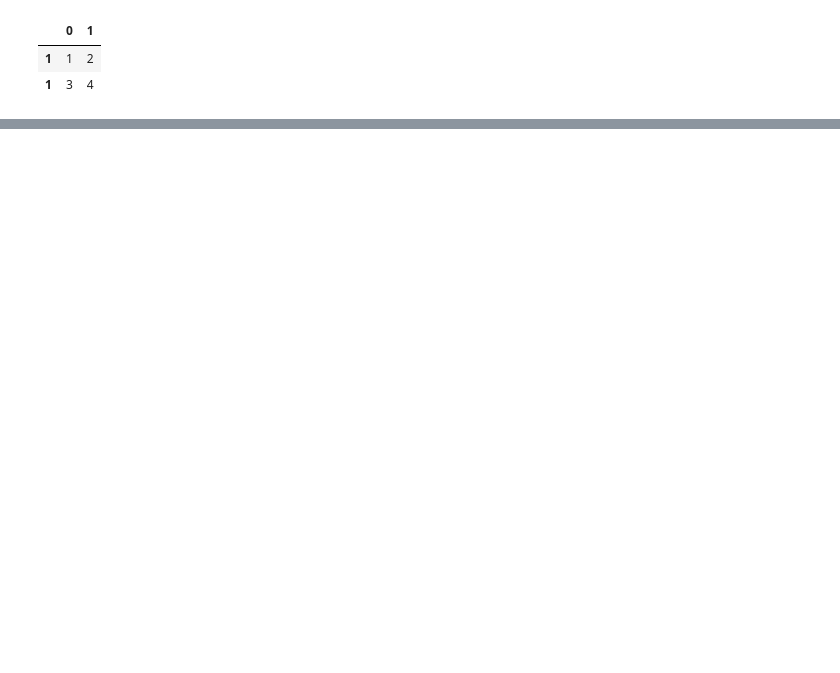
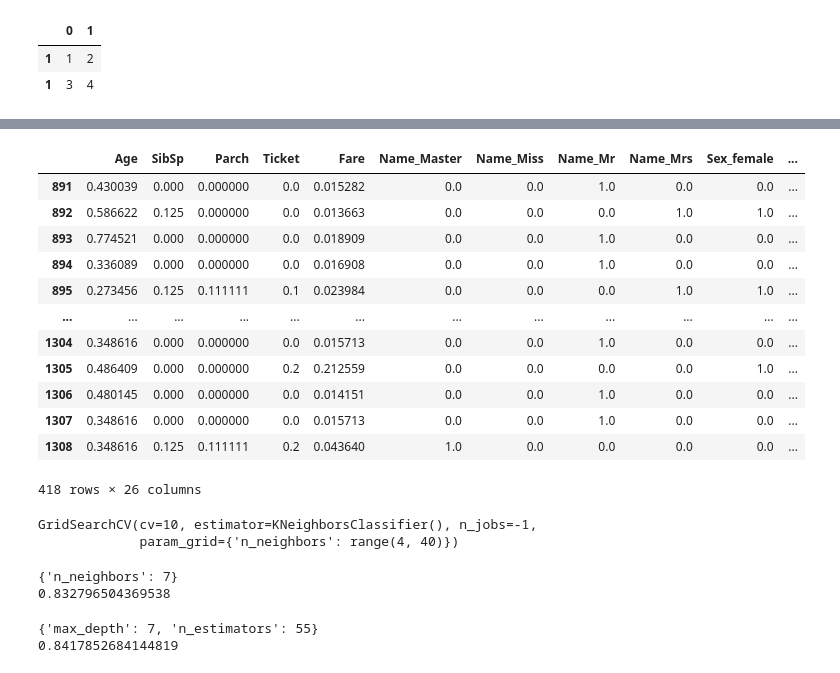
Before and after one commit to ky691024/colab_0703_AI, a Jupyter notebook: titanic_20230717.ipynb, the cells around one changed output, grey strips where cells are left out. Drawn from its saved outputs; the diff is of its cells as text; code cells hidden in the pictures; blank space fills up the shorter version.

```diff
--- a/titanic_20230717.ipynb
+++ b/titanic_20230717.ipynb
@@ -224,0 +278,34 @@ x_predict = datas_total.iloc[len(datas):]
+# %%
+x_predict_scaled
+# %% [output]
+|  | Age | SibSp | Parch | Ticket | Fare | Name_Master | Name_Miss | Name_Mr | Name_Mrs | Sex_female | ... |
+| 891 | 0.430039 | 0.000 | 0.000000 | 0.0 | 0.015282 | 0.0 | 0.0 | 1.0 | 0.0 | 0.0 | ... |
+| 892 | 0.586622 | 0.125 | 0.000000 | 0.0 | 0.013663 | 0.0 | 0.0 | 0.0 | 1.0 | 1.0 | ... |
+| 893 | 0.774521 | 0.000 | 0.000000 | 0.0 | 0.018909 | 0.0 | 0.0 | 1.0 | 0.0 | 0.0 | ... |
+| 894 | 0.336089 | 0.000 | 0.000000 | 0.0 | 0.016908 | 0.0 | 0.0 | 1.0 | 0.0 | 0.0 | ... |
+| 895 | 0.273456 | 0.125 | 0.111111 | 0.1 | 0.023984 | 0.0 | 0.0 | 0.0 | 1.0 | 1.0 | ... |
+| ... | ... | ... | ... | ... | ... | ... | ... | ... | ... | ... | ... |
+| 1304 | 0.348616 | 0.000 | 0.000000 | 0.0 | 0.015713 | 0.0 | 0.0 | 1.0 | 0.0 | 0.0 | ... |
+| 1305 | 0.486409 | 0.000 | 0.000000 | 0.2 | 0.212559 | 0.0 | 0.0 | 0.0 | 0.0 | 1.0 | ... |
+| 1306 | 0.480145 | 0.000 | 0.000000 | 0.0 | 0.014151 | 0.0 | 0.0 | 1.0 | 0.0 | 0.0 | ... |
+| 1307 | 0.348616 | 0.000 | 0.000000 | 0.0 | 0.015713 | 0.0 | 0.0 | 1.0 | 0.0 | 0.0 | ... |
+| 1308 | 0.348616 | 0.125 | 0.111111 | 0.2 | 0.043640 | 1.0 | 0.0 | 0.0 | 0.0 | 0.0 | ... |
+418 rows × 26 columns
+# %%
+from sklearn.model_selection import GridSearchCV
+from sklearn.neighbors import KNeighborsClassifier
+clf=KNeighborsClassifier()
+params={
+    "n_neighbors":range(4,40)
+}
+search = GridSearchCV(clf,params, n_jobs=-1,cv=10)
+search.fit(x_scaled,y)
+# %% [output]
+GridSearchCV(cv=10, estimator=KNeighborsClassifier(), n_jobs=-1,
+             param_grid={'n_neighbors': range(4, 40)})
+# %%
+print(search.best_params_)
+print(search.best_score_)
+# %% [output]
+{'n_neighbors': 7}
+0.832796504369538
@@ -224,0 +323,15 @@ x_predict = datas_total.iloc[len(datas):]
+# %%
+from sklearn.model_selection import GridSearchCV
+from sklearn.ensemble import RandomForestClassifier
+clf=RandomForestClassifier()
+params={
+    "n_estimators":range(21,100,2),
+    "max_depth":range(2,10)
+}
+search = GridSearchCV(clf,params, n_jobs=-1,cv=10)
+search.fit(x,y)
+print(search.best_params_)
+print(search.best_score_)
+# %% [output]
+{'max_depth': 7, 'n_estimators': 55}
+0.8417852684144819
```
Also changed, not shown: parts of 6 cells of this notebook.
